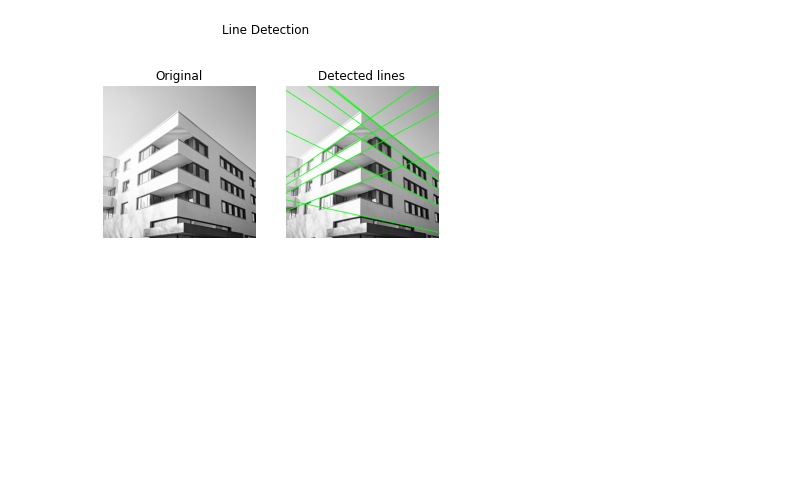
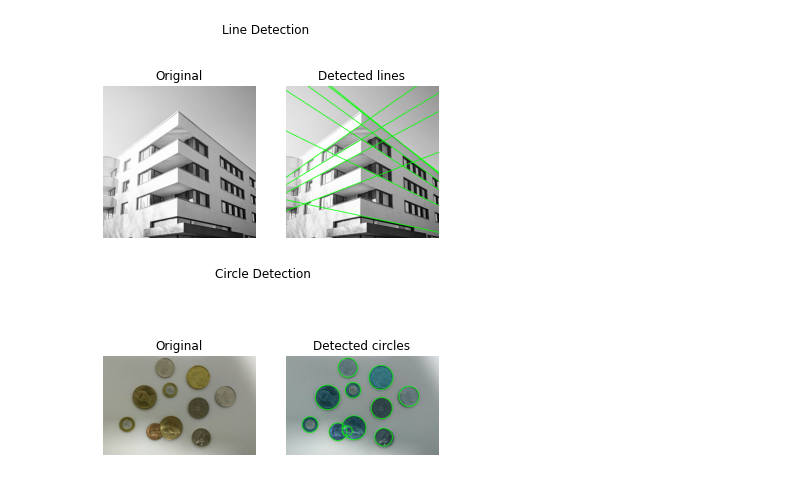
Before and after one commit to HassanFathi100/CV-Tasks, a Jupyter notebook: main.ipynb, the cells around one changed output. Cells and saved outputs as stored; diff of their text form; code cells hidden in the pictures; blank space fills up the shorter version.

Commit message:
added houghCircle to main

```diff
--- a/main.ipynb
+++ b/main.ipynb
@@ -157,3 +157,17 @@ helper.show_images([image, finalImg],
                    "Line Detection", ["Original", "Detected lines"])
 # %% [output]
 [figure]
+# %%
+from libs import houghCircle as circle
+from libs import helper
+import numpy as np
+from PIL import Image, ImageOps
+
+image = Image.open('assets/circles.png')
+
+circle_img = circle.houghCircles('assets/circles.png', r_min = 20, r_max = 100, bin_threshold = 0.3, pixel_threshold = 20)
+
+helper.show_images([image, circle_img],
+                   "Circle Detection ", ["Original", "Detected circles"])
+# %% [output]
+[figure, added]
```
Also changed, not shown: parts of 1 cell of this notebook, 1 other file.
